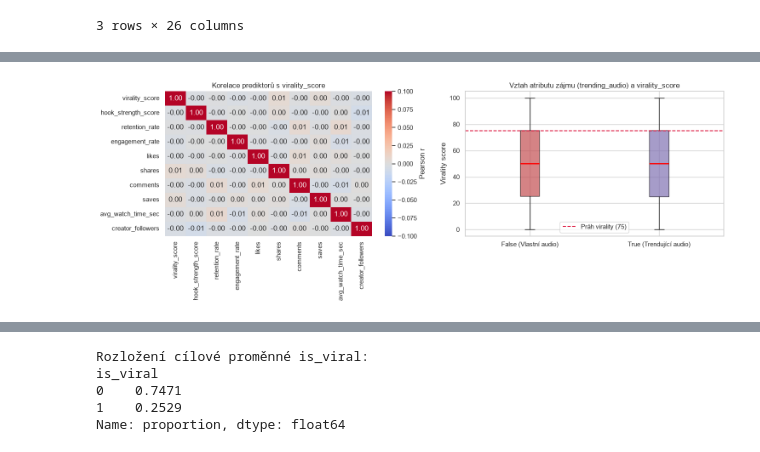
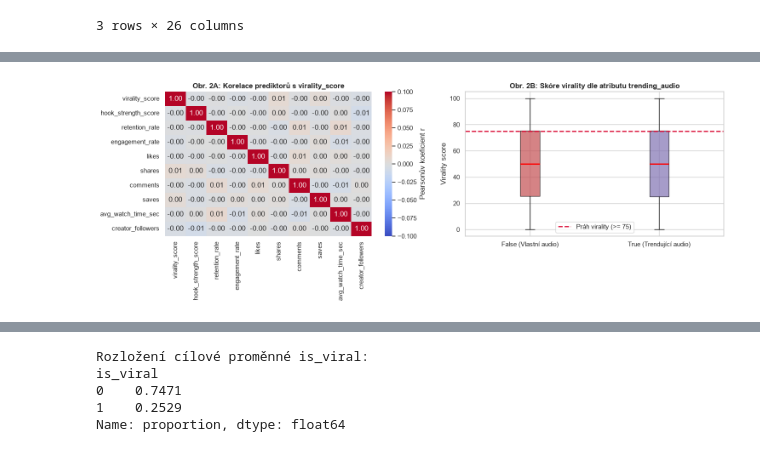
Before and after one commit to wclementi/ZIZ_Seminarka, a Jupyter notebook: template-coursework-classification.ipynb, the cells around one changed output, grey strips where cells are left out. Cells and saved outputs as stored; diff of their text form; code cells hidden in the pictures.

Commit message:
docs(classification): polish markdown formatting and add chart explanations

```diff
--- a/template-coursework-classification.ipynb
+++ b/template-coursework-classification.ipynb
@@ -3,14 +6,22 @@
 # %%
-# Import of libraries
+# Import potřebných knihoven pro analýzu, modelování a vizualizaci
 import pandas as pd
 import numpy as np
 import matplotlib.pyplot as plt
 import seaborn as sns
 from IPython.display import display
-from sklearn.model_selection import train_test_split
+
+# Modely a preprocessing ze scikit-learn
+from sklearn.model_selection import train_test_split, GridSearchCV
 from sklearn.preprocessing import StandardScaler
+from sklearn.tree import DecisionTreeClassifier
+from sklearn.ensemble import RandomForestClassifier
+from sklearn.dummy import DummyClassifier
+from sklearn.metrics import accuracy_score, precision_score, recall_score, f1_score, confusion_matrix
 
-# Nastavení stylu a rozměrů grafů
+# Jednotné nastavení stylu grafů pro celý notebook
 plt.rcParams['figure.figsize'] = (10, 5)
 plt.rcParams['font.size'] = 11
+plt.rcParams['axes.titlesize'] = 13
+plt.rcParams['axes.titleweight'] = 'bold'
 sns.set_theme(style="whitegrid")
@@ -181,31 +198,31 @@ display(pd.DataFrame({'Počet': counts_audio, 'Podíl': (counts_audio / len(df)
 # %%
 # 3. Vztah prediktorů a cílové proměnné (korelace a vztah atributu zájmu)
 fig, axes = plt.subplots(1, 2, figsize=(15, 5.5))
 
 # A) Korelační matice vybraných prediktorů s virality_score
 selected_predictors = ['virality_score', 'hook_strength_score', 'retention_rate', 'engagement_rate',
                        'likes', 'shares', 'comments', 'saves', 'avg_watch_time_sec', 'creator_followers']
 corr = df[selected_predictors].corr()
-sns.heatmap(corr, annot=True, fmt='.2f', cmap='coolwarm', vmin=-0.1, vmax=0.1, ax=axes[0], cbar_kws={'label': 'Pearson r'})
-axes[0].set_title('Korelace prediktorů s virality_score')
+sns.heatmap(corr, annot=True, fmt='.2f', cmap='coolwarm', vmin=-0.1, vmax=0.1, ax=axes[0], cbar_kws={'label': 'Pearsonův koeficient r'})
+axes[0].set_title('Obr. 2A: Korelace prediktorů s virality_score')
 
 # B) Vztah atributu zájmu (trending_audio) a cílového skóre virality (boxplot)
 audio_false = df[df['trending_audio'] == False]['virality_score']
 audio_true = df[df['trending_audio'] == True]['virality_score']
 bplot = axes[1].boxplot([audio_false, audio_true],
                          tick_labels=['False (Vlastní audio)', 'True (Trendující audio)'],
                          patch_artist=True,
                          medianprops=dict(color='red', linewidth=2))
 colors = ['#c44e52', '#8172b3']
 for patch, color in zip(bplot['boxes'], colors):
     patch.set_facecolor(color)
     patch.set_alpha(0.7)
-axes[1].axhline(75, color='crimson', linestyle='--', label='Práh virality (75)')
-axes[1].set_title('Vztah atributu zájmu (trending_audio) a virality_score')
+axes[1].axhline(75, color='crimson', linestyle='--', linewidth=2, label='Práh virality (>= 75)')
+axes[1].set_title('Obr. 2B: Skóre virality dle atributu trending_audio')
 axes[1].set_ylabel('Virality score')
 axes[1].legend()
 
 plt.tight_layout()
 plt.show()
 # %% [output]
-[figure, old version]
+[figure, new version]
```
Also changed, not shown: parts of 54 cells of this notebook.
